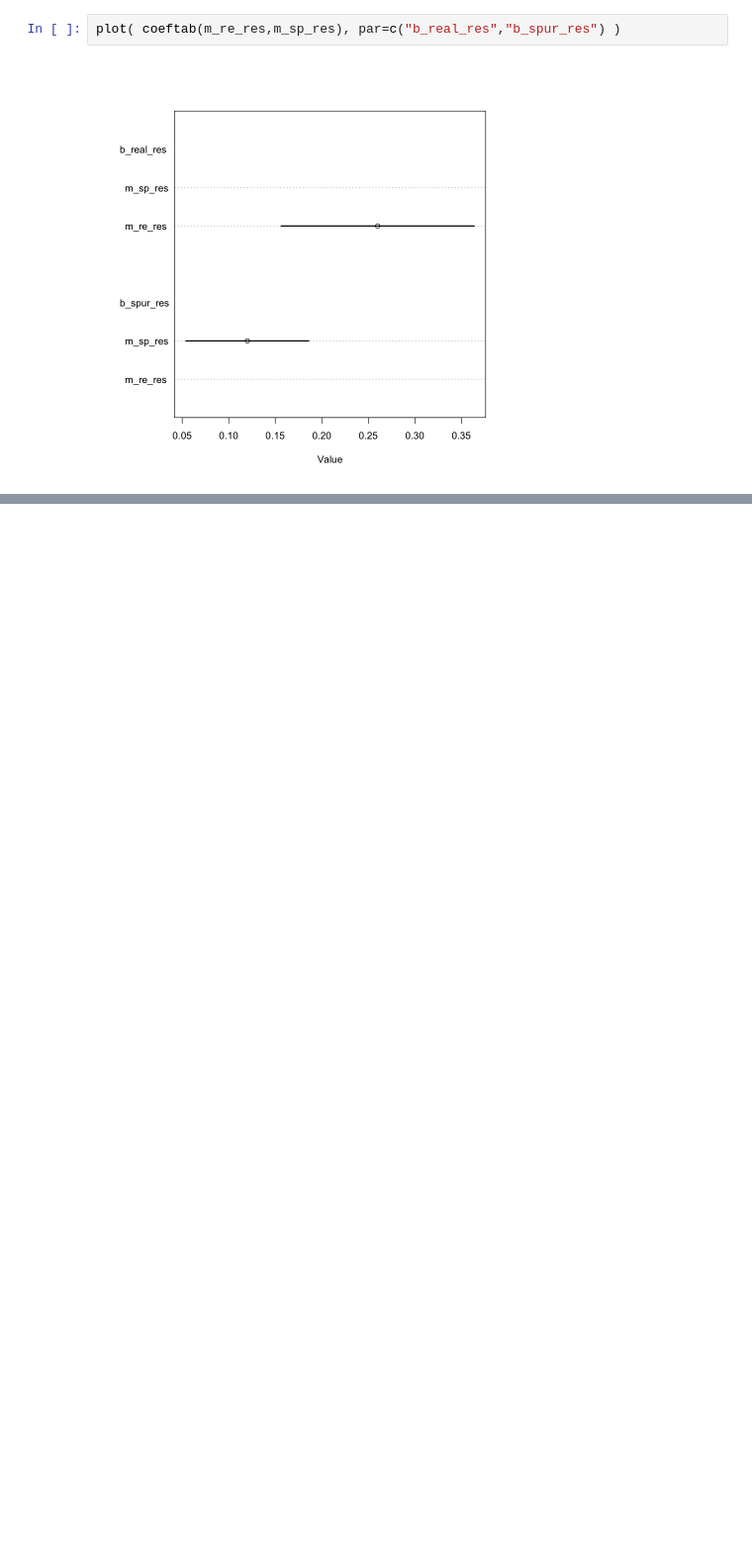
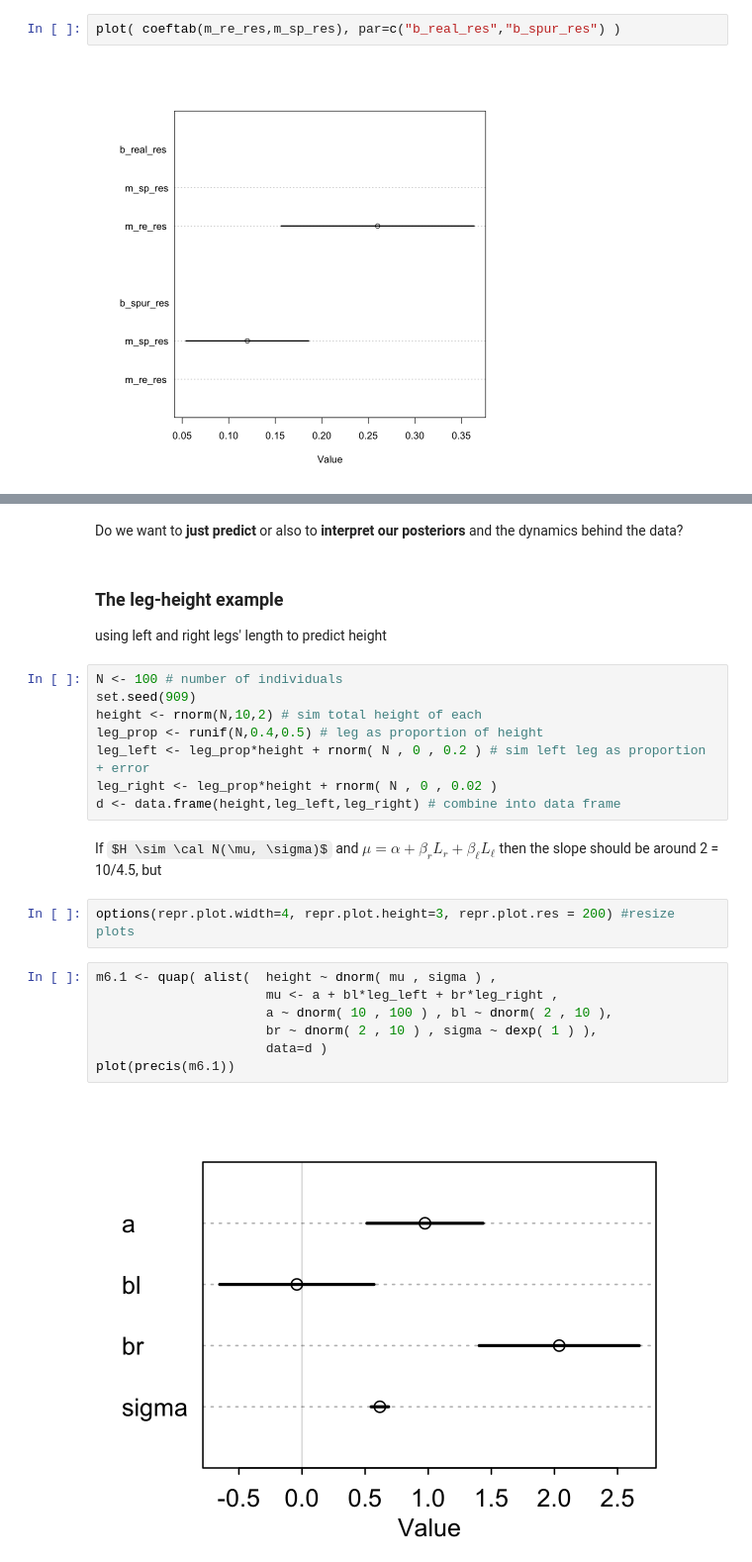
Before and after one commit to SamueleSoraggi/bayesian_statistics, a Jupyter notebook: statistical_rethinking_2/Untitled.ipynb, the cells around one changed output, grey strips where cells are left out. Shown at 99% size. Drawn from its saved outputs; the diff is of its cells as text; some formulas as TeX source; blank space fills up the shorter version.

```diff
--- a/statistical_rethinking_2/Untitled.ipynb
+++ b/statistical_rethinking_2/Untitled.ipynb
@@ -264,0 +291,27 @@ plot( coeftab(m_re_res,m_sp_res), par=c("b_real_res","b_spur_res") )
+# %% [markdown]
+Do we want to **just predict** or also to **interpret our posteriors** and the dynamics behind the data?
+# %% [markdown]
+### The leg-height example
+
+using left and right legs' length to predict height
+# %%
+N <- 100 # number of individuals
+set.seed(909)
+height <- rnorm(N,10,2) # sim total height of each
+leg_prop <- runif(N,0.4,0.5) # leg as proportion of height
+leg_left <- leg_prop*height + rnorm( N , 0 , 0.2 ) # sim left leg as proportion + error
+leg_right <- leg_prop*height + rnorm( N , 0 , 0.02 )
+d <- data.frame(height,leg_left,leg_right) # combine into data frame
+# %% [markdown]
+If $H \sim \cal N(\mu, \sigma)$  and $\mu = \alpha + \beta_r L_{r} + \beta_\ell L_{\ell}$ then the slope should be around 2 = 10/4.5, but
+# %%
+options(repr.plot.width=4, repr.plot.height=3, repr.plot.res = 200) #resize plots
+# %%
+m6.1 <- quap( alist(  height ~ dnorm( mu , sigma ) ,
+                      mu <- a + bl*leg_left + br*leg_right ,
+                      a ~ dnorm( 10 , 100 ) , bl ~ dnorm( 2 , 10 ),
+                      br ~ dnorm( 2 , 10 ) , sigma ~ dexp( 1 ) ),
+                      data=d )
+plot(precis(m6.1))
+# %% [output]
+[figure, added]
```
Also changed, not shown: parts of 181 cells of this notebook, 14 other files.
